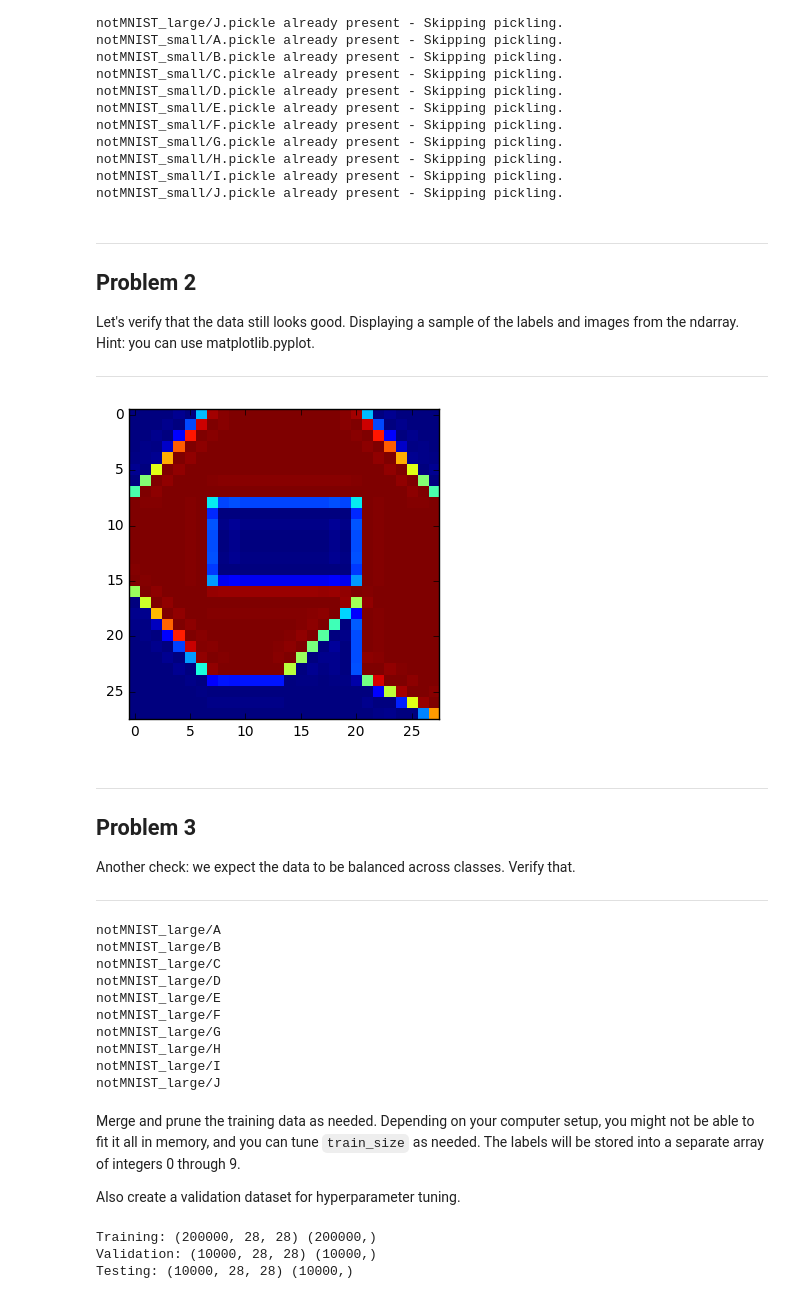
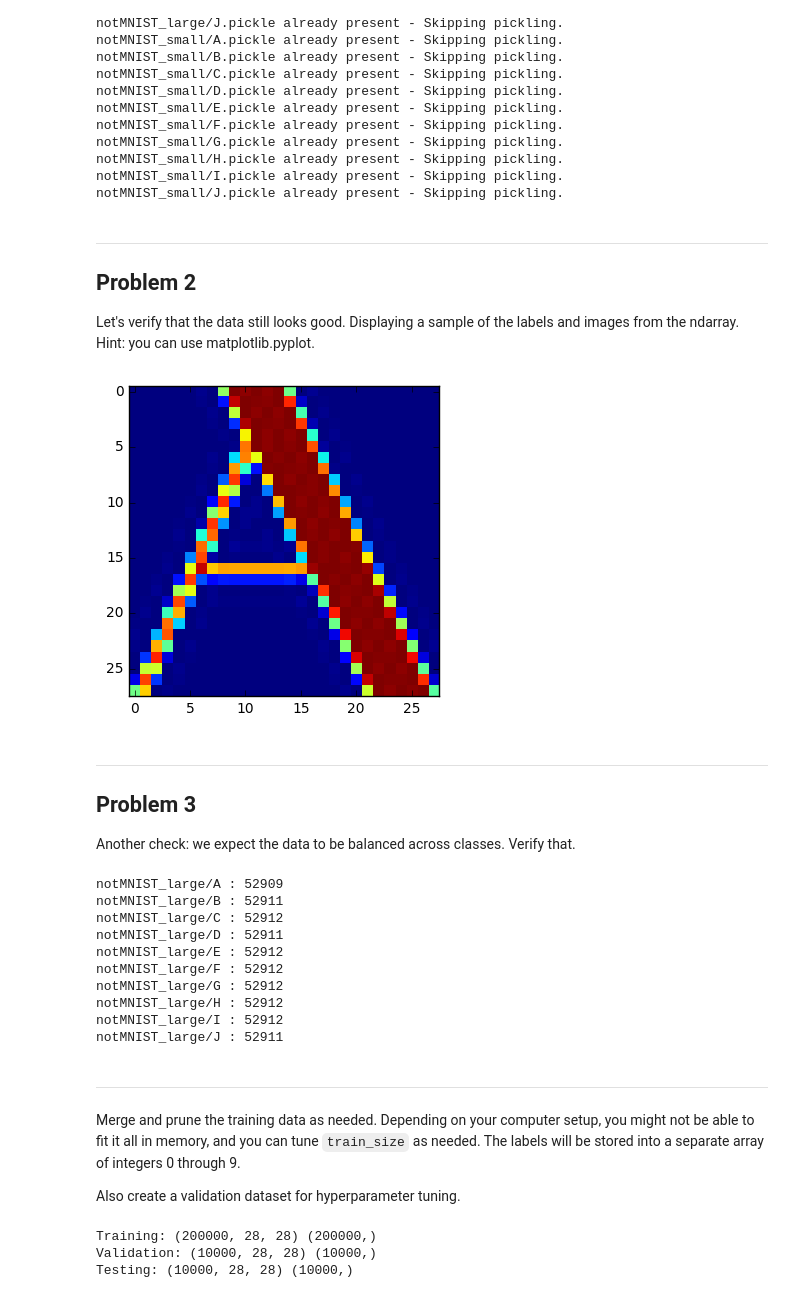
Before and after one commit to Mateusdalbone/udacity-google-deep-learning-tensorflow, a Jupyter notebook: assg1_notmnist.ipynb, the cells around one changed output. Saved outputs shown, nothing was run; the diff lists cells and outputs as text; code cells hidden in the pictures.

```diff
--- a/assg1_notmnist.ipynb
+++ b/assg1_notmnist.ipynb
@@ -216,39 +217,38 @@ Problem 2
 ---------
 
 Let's verify that the data still looks good. Displaying a sample of the labels and images from the ndarray. Hint: you can use matplotlib.pyplot.
-
----
 # %%
-# first load the pickle file, loading one for illustration purpose
+# first load the pickle file, loading A.pickle for illustration purpose
 t = pickle.load(open("notMNIST_large/A.pickle", "r"))
 
-# plot one of image. the number 5 to be exactly
-plt.imshow(t[0], interpolation='nearest')
+# plot randomly one of image
+plt.imshow(t[random.choice(np.arange(len(t)))], interpolation='nearest')
 plt.show()
 # %% [output]
-[figure, old version]
+[figure, new version]
 # %% [markdown]
 ---
 Problem 3
 ---------
 Another check: we expect the data to be balanced across classes. Verify that.
-
----
 # %%
 for folder in train_folders:
-    print(str(folder))
+    t = pickle.load(open(folder + '.pickle', "r"))
+    print(folder, ':', len(t))
 # %% [output]
-notMNIST_large/A
-notMNIST_large/B
-notMNIST_large/C
-notMNIST_large/D
-notMNIST_large/E
-notMNIST_large/F
-notMNIST_large/G
-notMNIST_large/H
-notMNIST_large/I
-notMNIST_large/J
+notMNIST_large/A : 52909
+notMNIST_large/B : 52911
+notMNIST_large/C : 52912
+notMNIST_large/D : 52911
+notMNIST_large/E : 52912
+notMNIST_large/F : 52912
+notMNIST_large/G : 52912
+notMNIST_large/H : 52912
+notMNIST_large/I : 52912
+notMNIST_large/J : 52911
 # %% [markdown]
+---
+
 Merge and prune the training data as needed. Depending on your computer setup, you might not be able to fit it all in memory, and you can tune `train_size` as needed. The labels will be stored into a separate array of integers 0 through 9.
 
 Also create a validation dataset for hyperparameter tuning.
```
Also changed, not shown: parts of 10 cells of this notebook.
